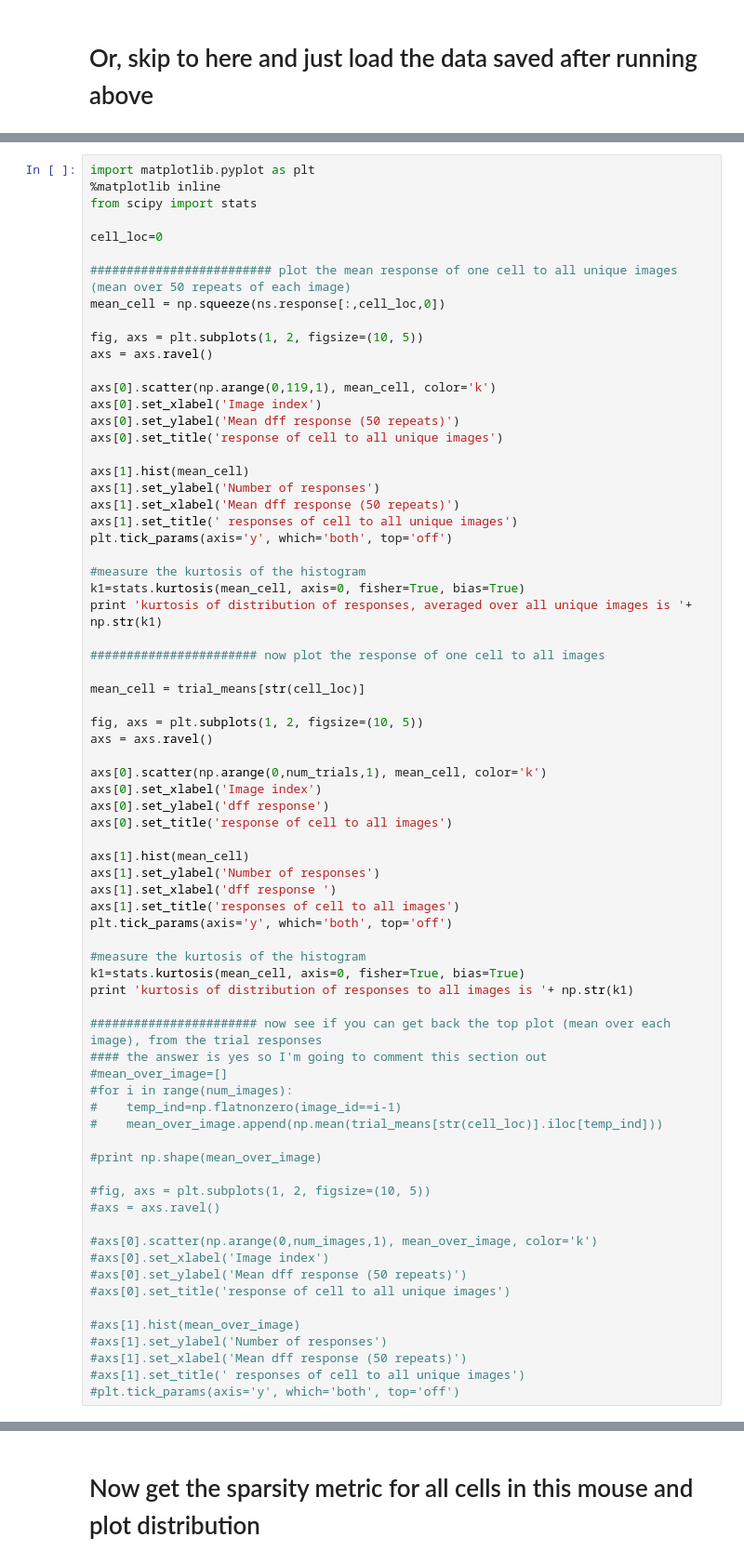
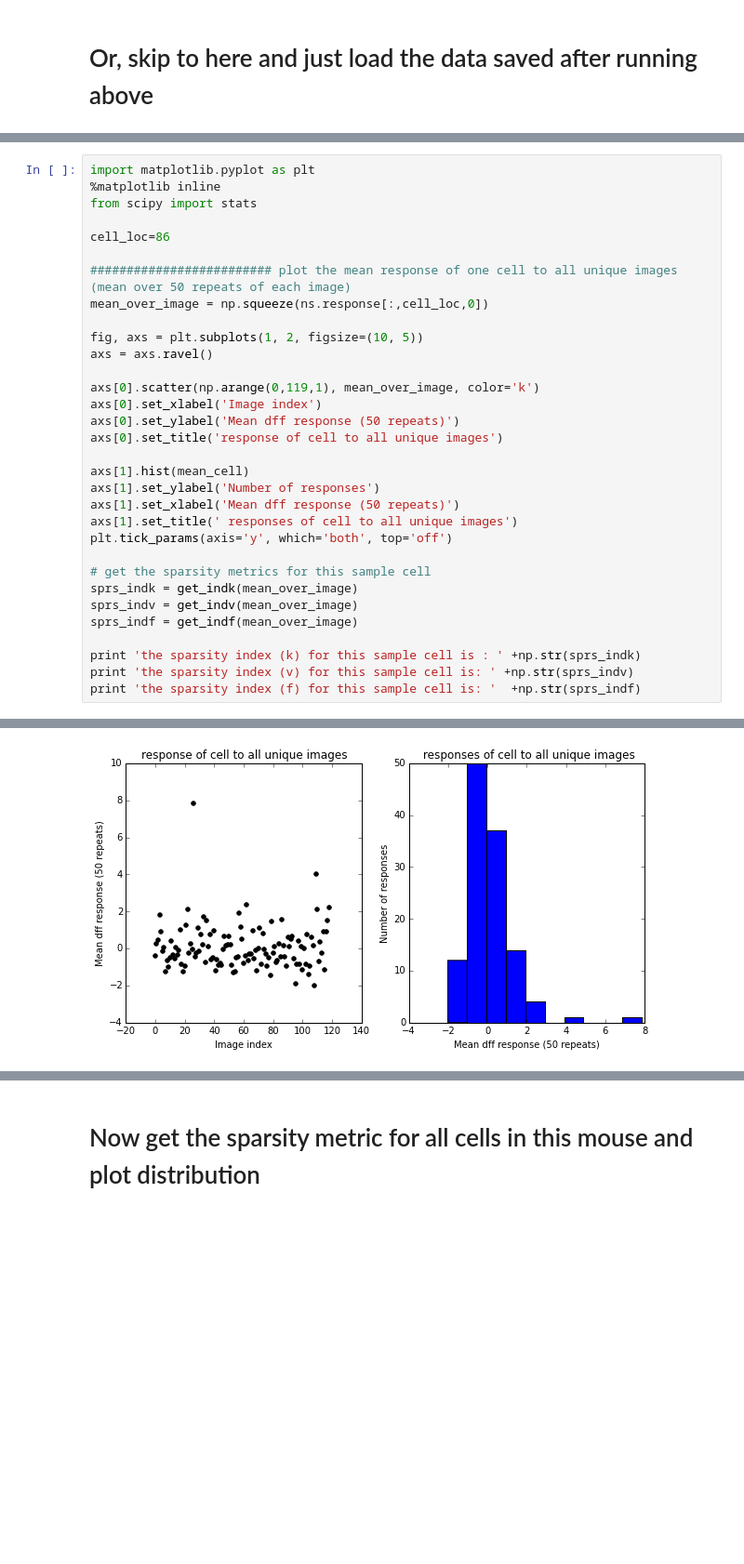
Before and after one commit to msarvestani/Sparsity, a Jupyter notebook: sparsity_test_natural_scenes.ipynb, the cells around one changed output, grey strips where cells are left out. Shown at 93% size. Drawn from its saved outputs; the diff is of its cells as text; blank space fills up the shorter version.

```diff
--- a/sparsity_test_natural_scenes.ipynb
+++ b/sparsity_test_natural_scenes.ipynb
@@ -187,15 +249,15 @@ import matplotlib.pyplot as plt
 %matplotlib inline
 from scipy import stats
 
-cell_loc=0
+cell_loc=86
 
 ######################### plot the mean response of one cell to all unique images (mean over 50 repeats of each image)
-mean_cell = np.squeeze(ns.response[:,cell_loc,0])
+mean_over_image = np.squeeze(ns.response[:,cell_loc,0])
 
 fig, axs = plt.subplots(1, 2, figsize=(10, 5))
 axs = axs.ravel()
 
-axs[0].scatter(np.arange(0,119,1), mean_cell, color='k')
+axs[0].scatter(np.arange(0,119,1), mean_over_image, color='k')
 axs[0].set_xlabel('Image index')
 axs[0].set_ylabel('Mean dff response (50 repeats)')
 axs[0].set_title('response of cell to all unique images')
@@ -206,51 +268,12 @@ axs[1].set_xlabel('Mean dff response (50 repeats)')
 axs[1].set_title(' responses of cell to all unique images')
 plt.tick_params(axis='y', which='both', top='off')
 
-#measure the kurtosis of the histogram
-k1=stats.kurtosis(mean_cell, axis=0, fisher=True, bias=True)
-print 'kurtosis of distribution of responses, averaged over all unique images is '+ np.str(k1)
+# get the sparsity metrics for this sample cell
+sprs_indk = get_indk(mean_over_image)
+sprs_indv = get_indv(mean_over_image)
+sprs_indf = get_indf(mean_over_image)
 
-####################### now plot the response of one cell to all images
-
-mean_cell = trial_means[str(cell_loc)]
-
-fig, axs = plt.subplots(1, 2, figsize=(10, 5))
-axs = axs.ravel()
-
-axs[0].scatter(np.arange(0,num_trials,1), mean_cell, color='k')
-axs[0].set_xlabel('Image index')
-axs[0].set_ylabel('dff response')
-axs[0].set_title('response of cell to all images')
-
-axs[1].hist(mean_cell)
-axs[1].set_ylabel('Number of responses')
-axs[1].set_xlabel('dff response ')
-axs[1].set_title('responses of cell to all images')
-plt.tick_params(axis='y', which='both', top='off')
-
-#measure the kurtosis of the histogram
-k1=stats.kurtosis(mean_cell, axis=0, fisher=True, bias=True)
-print 'kurtosis of distribution of responses to all images is '+ np.str(k1)
-
-####################### now see if you can get back the top plot (mean over each image), from the trial responses
-#### the answer is yes so I'm going to comment this section out
-#mean_over_image=[]
-#for i in range(num_images):
-#    temp_ind=np.flatnonzero(image_id==i-1)
-#    mean_over_image.append(np.mean(trial_means[str(cell_loc)].iloc[temp_ind]))
-
-#print np.shape(mean_over_image)
-
-#fig, axs = plt.subplots(1, 2, figsize=(10, 5))
-#axs = axs.ravel()
-
-#axs[0].scatter(np.arange(0,num_images,1), mean_over_image, color='k')
-#axs[0].set_xlabel('Image index')
-#axs[0].set_ylabel('Mean dff response (50 repeats)')
-#axs[0].set_title('response of cell to all unique images')
-
-#axs[1].hist(mean_over_image)
-#axs[1].set_ylabel('Number of responses')
-#axs[1].set_xlabel('Mean dff response (50 repeats)')
-#axs[1].set_title(' responses of cell to all unique images')
-#plt.tick_params(axis='y', which='both', top='off')
+print 'the sparsity index (k) for this sample cell is : ' +np.str(sprs_indk)
+print 'the sparsity index (v) for this sample cell is: ' +np.str(sprs_indv)
+print 'the sparsity index (f) for this sample cell is: '  +np.str(sprs_indf)
+# %% [output]
@@ -256,0 +283 @@ print 'kurtosis of distribution of responses to all images is '+ np.str(k1)
+[figure, added]
```
Also changed, not shown: parts of 13 cells of this notebook.
